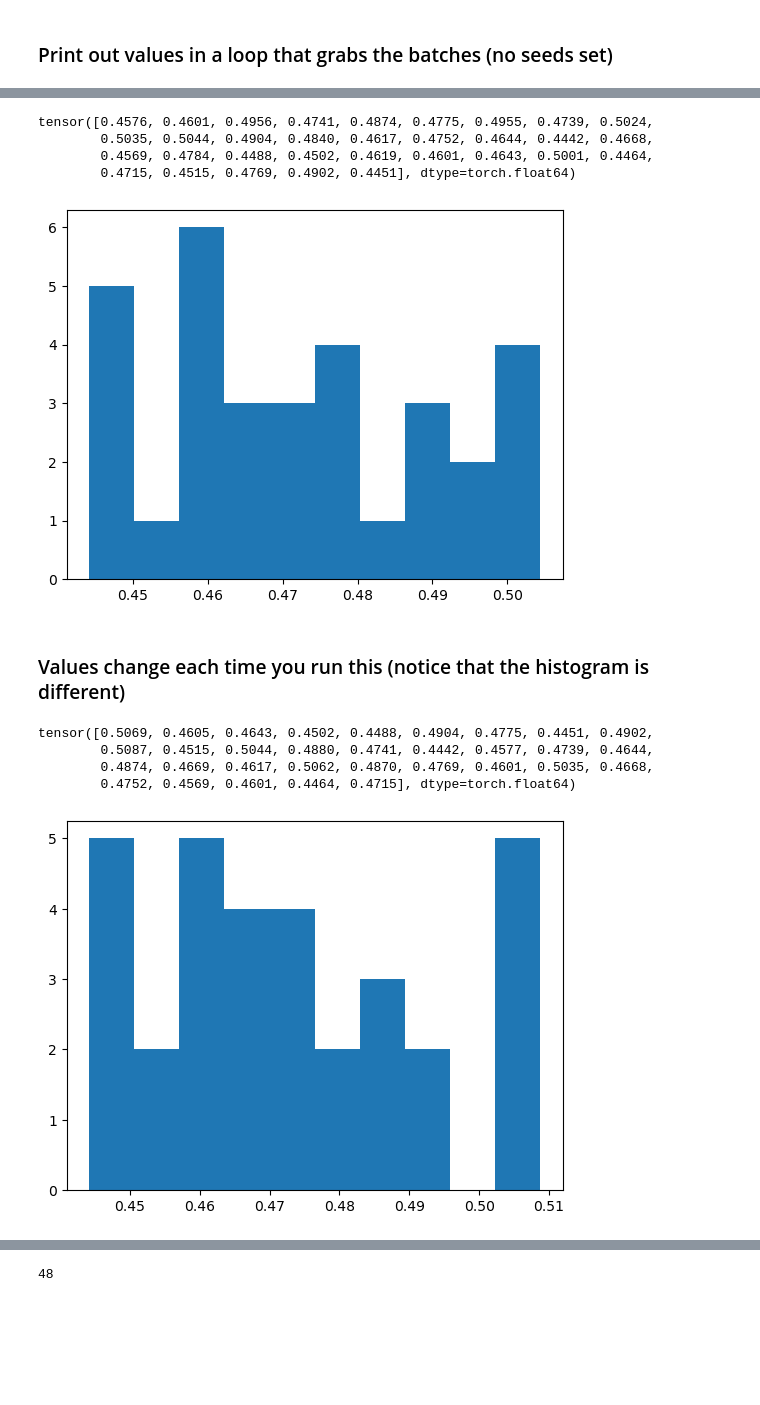
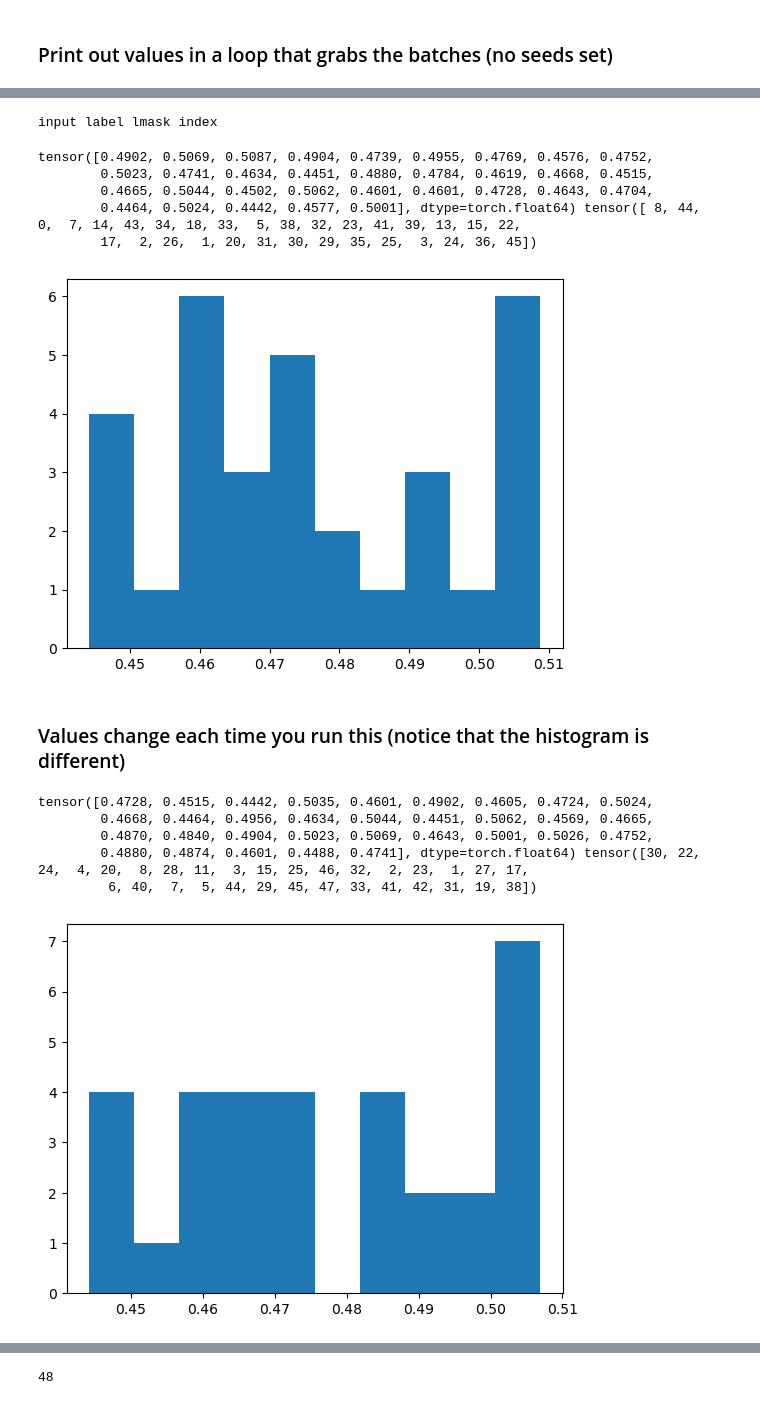
Before and after one commit to mariajmolina/s2sml, a Jupyter notebook: notebooks/DataLoaderRandTests.ipynb, the cells around one changed output, grey strips where cells are left out. Saved outputs shown, nothing was run; the diff lists cells and outputs as text; code cells hidden in the pictures; blank space fills up the shorter version.

Commit message:
Continuing DataLoader random tests

```diff
--- a/notebooks/DataLoaderRandTests.ipynb
+++ b/notebooks/DataLoaderRandTests.ipynb
@@ -152,26 +179,35 @@ train_loader = DataLoader(
+# %%
+a, b, c, d = next(iter(train_loader))
+print(a, b, c, d)
+# %% [output]
+input label lmask index
 # %%
 for data in train_loader:
     #print(data["input"].squeeze(dim=2).shape) # dims are batch size x input channel x lat x lon (or something similar)
     x = data["input"].squeeze(dim=2)[:,3,0,0] # select all the batches for the last input channel (tas2m?) and the first spatial index
-    print(x)
+    i = data["index"]
+    print(x, i)
     plt.hist(x)
 # %% [output]
-tensor([0.4576, 0.4601, 0.4956, 0.4741, 0.4874, 0.4775, 0.4955, 0.4739, 0.5024,
-        0.5035, 0.5044, 0.4904, 0.4840, 0.4617, 0.4752, 0.4644, 0.4442, 0.4668,
-        0.4569, 0.4784, 0.4488, 0.4502, 0.4619, 0.4601, 0.4643, 0.5001, 0.4464,
-        0.4715, 0.4515, 0.4769, 0.4902, 0.4451], dtype=torch.float64)
+tensor([0.4902, 0.5069, 0.5087, 0.4904, 0.4739, 0.4955, 0.4769, 0.4576, 0.4752,
+        0.5023, 0.4741, 0.4634, 0.4451, 0.4880, 0.4784, 0.4619, 0.4668, 0.4515,
+        0.4665, 0.5044, 0.4502, 0.5062, 0.4601, 0.4601, 0.4728, 0.4643, 0.4704,
+        0.4464, 0.5024, 0.4442, 0.4577, 0.5001], dtype=torch.float64) tensor([ 8, 44,  0,  7, 14, 43, 34, 18, 33,  5, 38, 32, 23, 41, 39, 13, 15, 22,
+        17,  2, 26,  1, 20, 31, 30, 29, 35, 25,  3, 24, 36, 45])
-[figure, old version]
+[figure, new version]
 # %% [markdown]
 ### Values change each time you run this (notice that the histogram is different)
 # %%
 for data in train_loader:
     x = data["input"].squeeze(dim=2)[:,3,0,0]
-    print(x)
+    i = data["index"]
+    print(x, i)
     plt.hist(x)
 # %% [output]
-tensor([0.5069, 0.4605, 0.4643, 0.4502, 0.4488, 0.4904, 0.4775, 0.4451, 0.4902,
-        0.5087, 0.4515, 0.5044, 0.4880, 0.4741, 0.4442, 0.4577, 0.4739, 0.4644,
-        0.4874, 0.4669, 0.4617, 0.5062, 0.4870, 0.4769, 0.4601, 0.5035, 0.4668,
-        0.4752, 0.4569, 0.4601, 0.4464, 0.4715], dtype=torch.float64)
+tensor([0.4728, 0.4515, 0.4442, 0.5035, 0.4601, 0.4902, 0.4605, 0.4724, 0.5024,
+        0.4668, 0.4464, 0.4956, 0.4634, 0.5044, 0.4451, 0.5062, 0.4569, 0.4665,
+        0.4870, 0.4840, 0.4904, 0.5023, 0.5069, 0.4643, 0.5001, 0.5026, 0.4752,
+        0.4880, 0.4874, 0.4601, 0.4488, 0.4741], dtype=torch.float64) tensor([30, 22, 24,  4, 20,  8, 28, 11,  3, 15, 25, 46, 32,  2, 23,  1, 27, 17,
+         6, 40,  7,  5, 44, 29, 45, 47, 33, 41, 42, 31, 19, 38])
-[figure, old version]
+[figure, new version]
 # %% [markdown]
```
Also changed, not shown: parts of 38 cells of this notebook.
